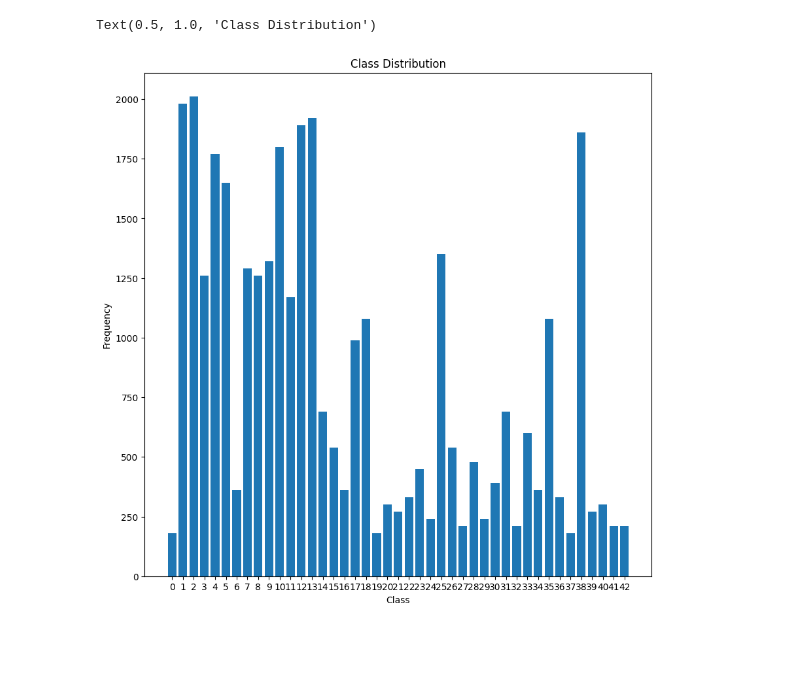
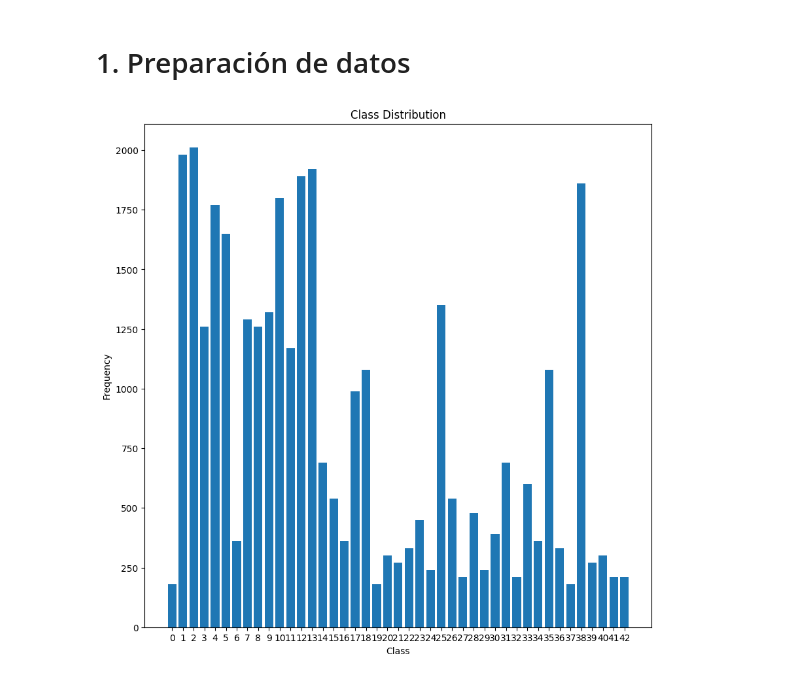
Before and after one commit to Roberto-VC/Lab2-DataScience, a Jupyter notebook: Lab2.ipynb, the cells around one changed output. Saved outputs shown, nothing was run; the diff lists cells and outputs as text; code cells hidden in the pictures; blank space fills up the shorter version.

```diff
--- a/Lab2.ipynb
+++ b/Lab2.ipynb
@@ -55,17 +20,40 @@ Clase: 25. Frecuencia: 1350
-# %%
-
-# Create a bar plot
-plt.figure(figsize=(10, 10))
-plt.bar(unique, counts, tick_label=unique)
-
-# Add labels and title
-
-plt.xlabel('Class')
-plt.ylabel('Frequency')
-plt.title('Class Distribution')
-
-# Show the plot
-# %% [output]
-Text(0.5, 1.0, 'Class Distribution')
-[figure, removed]
+# %% [markdown]
+# 1. Preparación de datos
+# %%
+# 1.1 Descargar y descomprimir el dataset
+with open('entrenamiento.p', 'rb') as file:
+    loaded_data = pickle.load(file)
+
+classes = len(np.unique(loaded_data["labels"]))
+unique, counts = np.unique(loaded_data["labels"], return_counts=True)
+
+coefficients = np.array([0.299, 0.587, 0.114])
+
+grayscale_image_array = np.dot(loaded_data["features"], coefficients).astype(np.uint8)
+grayscale_image_array = grayscale_image_array.astype(np.float64)
+
+# Graficar la distribución de las clases
+plt.figure(figsize=(10, 10))
+plt.bar(unique, counts, tick_label=unique)
+plt.xlabel('Class')
+plt.ylabel('Frequency')
+plt.title('Class Distribution')
+plt.show()
+
+# 1.2 Dividir el dataset en entrenamiento y prueba
+X_train, X_test, y_train, y_test = train_test_split(grayscale_image_array, loaded_data["labels"], test_size=0.2, random_state=42)
+
+# 1.3 Preprocesamiento de los datos
+X_train_reshaped = X_train.reshape(X_train.shape[0], 32, 32, 1)
+X_test_reshaped = X_test.reshape(X_test.shape[0], 32, 32, 1)
+
+X_train = X_train_reshaped
+X_test = X_test_reshaped
+
+X_train = tf.cast(X_train, tf.int16)
+X_test = tf.cast(X_test, tf.int16)
+y_train = tf.cast(y_train, tf.int16)
+y_test = tf.cast(y_test, tf.int16)
+# %% [output]
+[figure, added]
 # %% [markdown]
```
Also changed, not shown: parts of 12 cells of this notebook, 1 other file.
